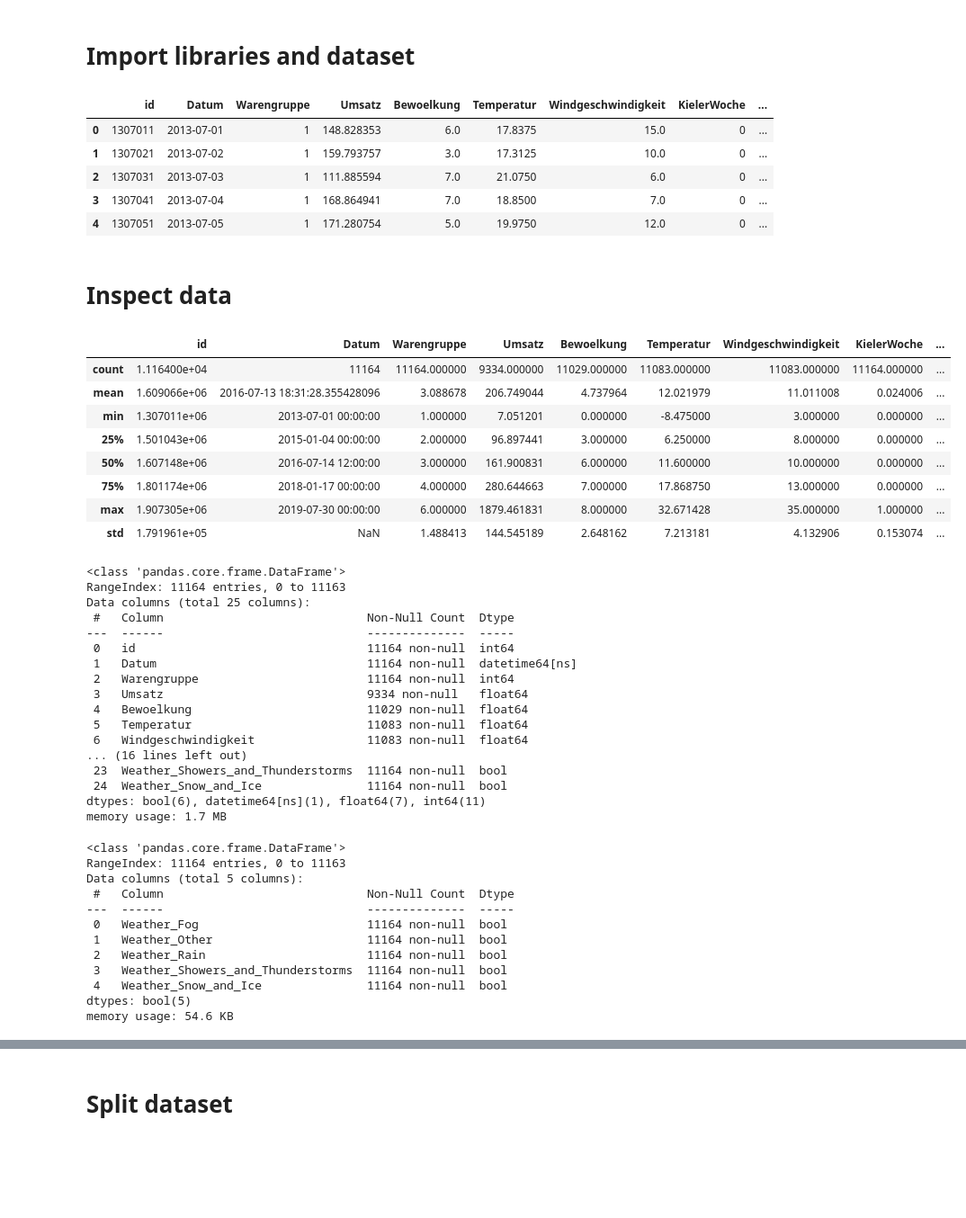
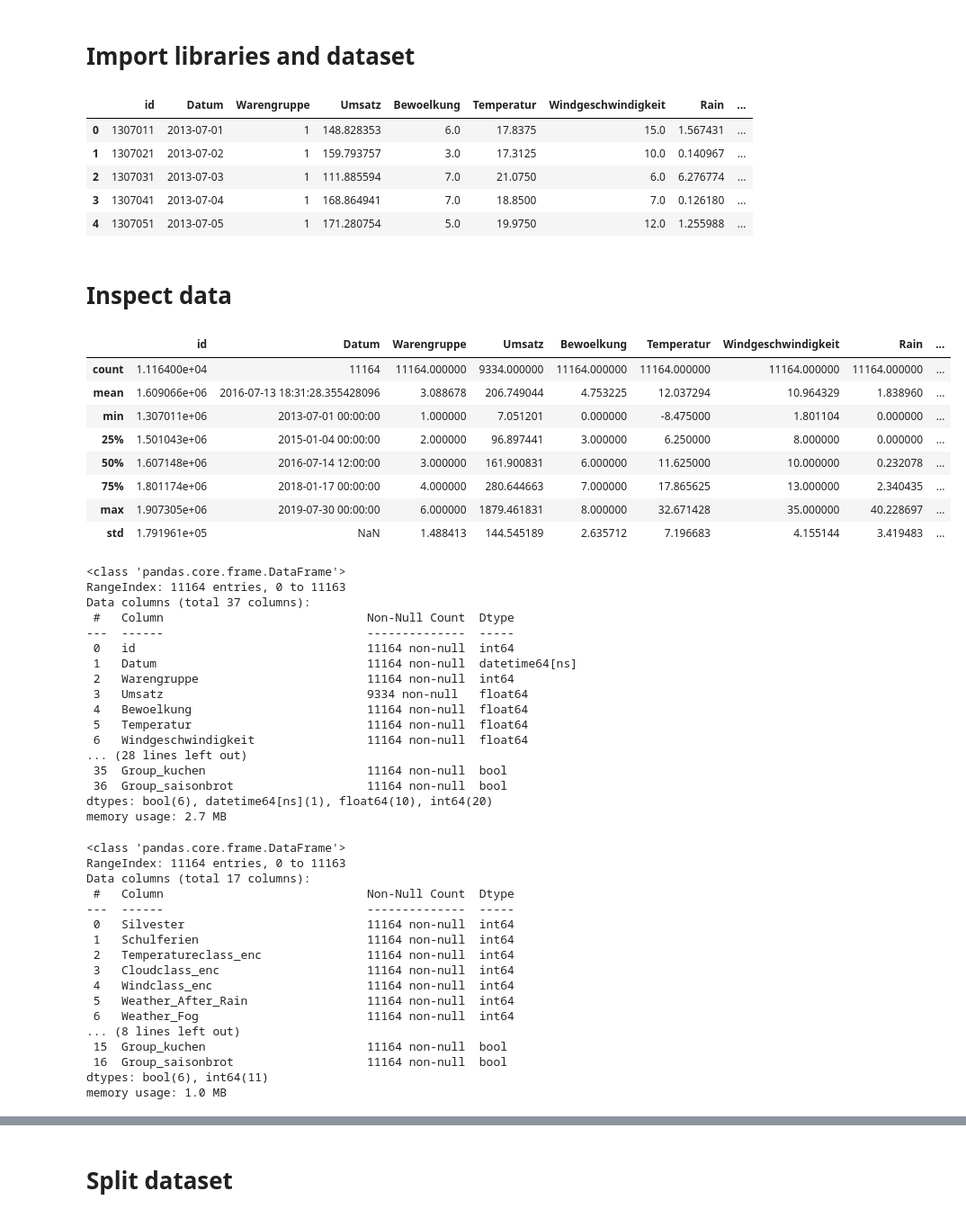
Before and after one commit to thorsten789/bakery_sales_prediction, a Jupyter notebook: 3_Model/Amy/Neural_network.ipynb, the cells around one changed output, grey strips where cells are left out. Shown at 90% size. Drawn from its saved outputs; the diff is of its cells as text; code cells hidden in the pictures; blank space fills up the shorter version.

```diff
--- a/3_Model/Amy/Neural_network.ipynb
+++ b/3_Model/Amy/Neural_network.ipynb
@@ -7,64 +7,69 @@ import numpy as np
 import os
 
 # Import Data
-data = pd.read_csv("/workspaces/bakery_sales_prediction/0_DataPreparation/features.csv")
+df = pd.read_csv("/workspaces/bakery_sales_prediction/0_DataPreparation/features.csv")
 pd.set_option('display.max_columns', None)
 # Convert 'Datum' to datetime format
-data['Datum'] = pd.to_datetime(data['Datum'], format='%Y-%m-%d')
-data.head()  # Print first few rows to verify
+df['Datum'] = pd.to_datetime(df['Datum'], format='%Y-%m-%d')
+df.head()  # Print first few rows to verify
 # %% [output]
-|  | id | Datum | Warengruppe | Umsatz | Bewoelkung | Temperatur | Windgeschwindigkeit | KielerWoche | ... |
-| 0 | 1307011 | 2013-07-01 | 1 | 148.828353 | 6.0 | 17.8375 | 15.0 | 0 | ... |
-| 1 | 1307021 | 2013-07-02 | 1 | 159.793757 | 3.0 | 17.3125 | 10.0 | 0 | ... |
-| 2 | 1307031 | 2013-07-03 | 1 | 111.885594 | 7.0 | 21.0750 | 6.0 | 0 | ... |
-| 3 | 1307041 | 2013-07-04 | 1 | 168.864941 | 7.0 | 18.8500 | 7.0 | 0 | ... |
-| 4 | 1307051 | 2013-07-05 | 1 | 171.280754 | 5.0 | 19.9750 | 12.0 | 0 | ... |
+|  | id | Datum | Warengruppe | Umsatz | Bewoelkung | Temperatur | Windgeschwindigkeit | Rain | ... |
+| 0 | 1307011 | 2013-07-01 | 1 | 148.828353 | 6.0 | 17.8375 | 15.0 | 1.567431 | ... |
+| 1 | 1307021 | 2013-07-02 | 1 | 159.793757 | 3.0 | 17.3125 | 10.0 | 0.140967 | ... |
+| 2 | 1307031 | 2013-07-03 | 1 | 111.885594 | 7.0 | 21.0750 | 6.0 | 6.276774 | ... |
+| 3 | 1307041 | 2013-07-04 | 1 | 168.864941 | 7.0 | 18.8500 | 7.0 | 0.126180 | ... |
+| 4 | 1307051 | 2013-07-05 | 1 | 171.280754 | 5.0 | 19.9750 | 12.0 | 1.255988 | ... |
 # %% [markdown]
 # Inspect data
 # %%
-data.describe()
+df.describe()
 # %% [output]
-|  | id | Datum | Warengruppe | Umsatz | Bewoelkung | Temperatur | Windgeschwindigkeit | KielerWoche | ... |
-| count | 1.116400e+04 | 11164 | 11164.000000 | 9334.000000 | 11029.000000 | 11083.000000 | 11083.000000 | 11164.000000 | ... |
-| mean | 1.609066e+06 | 2016-07-13 18:31:28.355428096 | 3.088678 | 206.749044 | 4.737964 | 12.021979 | 11.011008 | 0.024006 | ... |
-| min | 1.307011e+06 | 2013-07-01 00:00:00 | 1.000000 | 7.051201 | 0.000000 | -8.475000 | 3.000000 | 0.000000 | ... |
+|  | id | Datum | Warengruppe | Umsatz | Bewoelkung | Temperatur | Windgeschwindigkeit | Rain | ... |
+| count | 1.116400e+04 | 11164 | 11164.000000 | 9334.000000 | 11164.000000 | 11164.000000 | 11164.000000 | 11164.000000 | ... |
+| mean | 1.609066e+06 | 2016-07-13 18:31:28.355428096 | 3.088678 | 206.749044 | 4.753225 | 12.037294 | 10.964329 | 1.838960 | ... |
+| min | 1.307011e+06 | 2013-07-01 00:00:00 | 1.000000 | 7.051201 | 0.000000 | -8.475000 | 1.801104 | 0.000000 | ... |
 | 25% | 1.501043e+06 | 2015-01-04 00:00:00 | 2.000000 | 96.897441 | 3.000000 | 6.250000 | 8.000000 | 0.000000 | ... |
-| 50% | 1.607148e+06 | 2016-07-14 12:00:00 | 3.000000 | 161.900831 | 6.000000 | 11.600000 | 10.000000 | 0.000000 | ... |
-| 75% | 1.801174e+06 | 2018-01-17 00:00:00 | 4.000000 | 280.644663 | 7.000000 | 17.868750 | 13.000000 | 0.000000 | ... |
-| max | 1.907305e+06 | 2019-07-30 00:00:00 | 6.000000 | 1879.461831 | 8.000000 | 32.671428 | 35.000000 | 1.000000 | ... |
-| std | 1.791961e+05 | NaN | 1.488413 | 144.545189 | 2.648162 | 7.213181 | 4.132906 | 0.153074 | ... |
+| 50% | 1.607148e+06 | 2016-07-14 12:00:00 | 3.000000 | 161.900831 | 6.000000 | 11.625000 | 10.000000 | 0.232078 | ... |
+| 75% | 1.801174e+06 | 2018-01-17 00:00:00 | 4.000000 | 280.644663 | 7.000000 | 17.865625 | 13.000000 | 2.340435 | ... |
+| max | 1.907305e+06 | 2019-07-30 00:00:00 | 6.000000 | 1879.461831 | 8.000000 | 32.671428 | 35.000000 | 40.228697 | ... |
+| std | 1.791961e+05 | NaN | 1.488413 | 144.545189 | 2.635712 | 7.196683 | 4.155144 | 3.419483 | ... |
 # %%
-data.info()
+df.info()
 # %% [output]
 <class 'pandas.core.frame.DataFrame'>
 RangeIndex: 11164 entries, 0 to 11163
-Data columns (total 25 columns):
+Data columns (total 37 columns):
  #   Column                             Non-Null Count  Dtype
 ---  ------                             --------------  -----
  0   id                                 11164 non-null  int64
  1   Datum                              11164 non-null  datetime64[ns]
  2   Warengruppe                        11164 non-null  int64
  3   Umsatz                             9334 non-null   float64
- 4   Bewoelkung                         11029 non-null  float64
- 5   Temperatur                         11083 non-null  float64
- 6   Windgeschwindigkeit                11083 non-null  float64
-... (16 lines left out)
- 23  Weather_Showers_and_Thunderstorms  11164 non-null  bool
- 24  Weather_Snow_and_Ice               11164 non-null  bool
-dtypes: bool(6), datetime64[ns](1), float64(7), int64(11)
-memory usage: 1.7 MB
+ 4   Bewoelkung                         11164 non-null  float64
+ 5   Temperatur                         11164 non-null  float64
+ 6   Windgeschwindigkeit                11164 non-null  float64
+... (28 lines left out)
+ 35  Group_kuchen                       11164 non-null  bool
+ 36  Group_saisonbrot                   11164 non-null  bool
+dtypes: bool(6), datetime64[ns](1), float64(10), int64(20)
+memory usage: 2.7 MB
 # %%
-data.iloc[:,20:].info()
+df.iloc[:,20:].info()
 # %% [output]
 <class 'pandas.core.frame.DataFrame'>
 RangeIndex: 11164 entries, 0 to 11163
-Data columns (total 5 columns):
+Data columns (total 17 columns):
  #   Column                             Non-Null Count  Dtype
 ---  ------                             --------------  -----
- 0   Weather_Fog                        11164 non-null  bool
- 1   Weather_Other                      11164 non-null  bool
- 2   Weather_Rain                       11164 non-null  bool
- 3   Weather_Showers_and_Thunderstorms  11164 non-null  bool
- 4   Weather_Snow_and_Ice               11164 non-null  bool
-dtypes: bool(5)
-memory usage: 54.6 KB
+ 0   Silvester                          11164 non-null  int64
+ 1   Schulferien                        11164 non-null  int64
+ 2   Temperatureclass_enc               11164 non-null  int64
+ 3   Cloudclass_enc                     11164 non-null  int64
+ 4   Windclass_enc                      11164 non-null  int64
+ 5   Weather_After_Rain                 11164 non-null  int64
+ 6   Weather_Fog                        11164 non-null  int64
+... (8 lines left out)
+ 15  Group_kuchen                       11164 non-null  bool
+ 16  Group_saisonbrot                   11164 non-null  bool
+dtypes: bool(6), int64(11)
+memory usage: 1.0 MB
```
Also changed, not shown: parts of 18 cells of this notebook, 2 other files.
